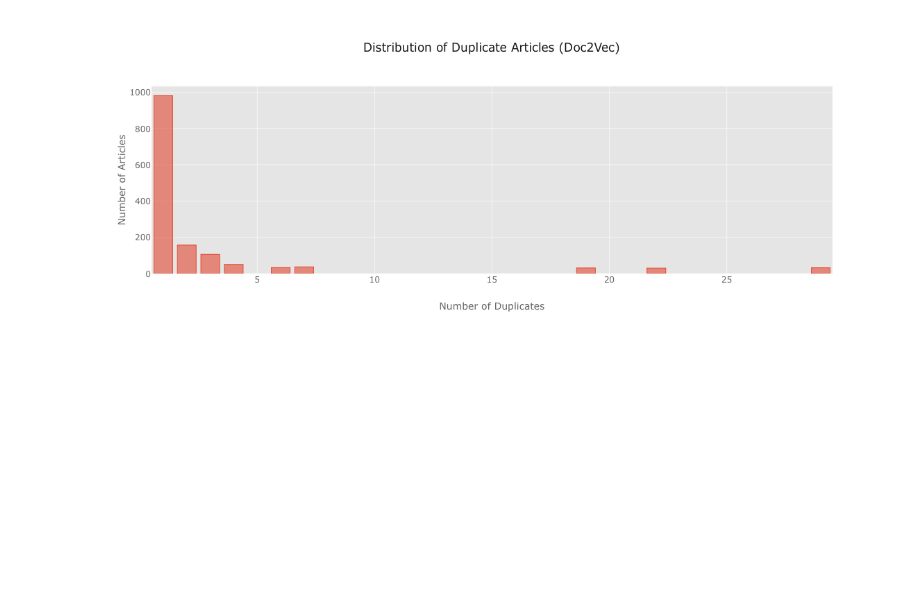
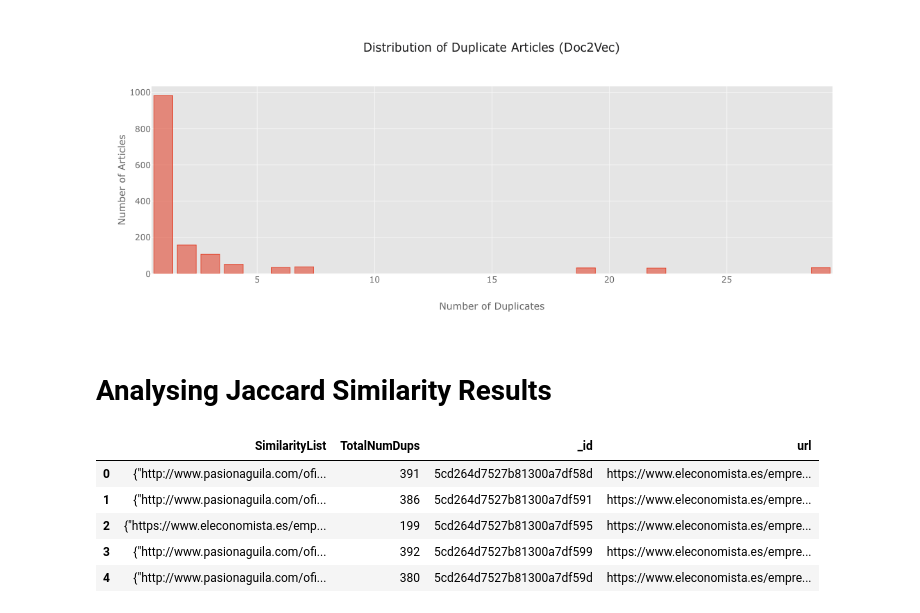
Before and after one commit to tanussingh/Big-Data-Management-Analytics-Project, a Jupyter notebook: Analysis/data_analysis.ipynb, the cells around one changed output. Saved outputs shown, nothing was run; the diff lists cells and outputs as text; code cells hidden in the pictures; blank space fills up the shorter version.

```diff
--- a/Analysis/data_analysis.ipynb
+++ b/Analysis/data_analysis.ipynb
@@ -105,3 +127,18 @@ Name: d2v_dup_count, dtype: int64
 duplicate_stats.iplot(kind='bar', xTitle="Number of Duplicates", yTitle="Number of Articles",title="Distribution of Duplicate Articles (Doc2Vec)")
 # %% [output]
 [figure]
+# %% [markdown]
+# Analysing Jaccard Similarity Results
+# %%
+jac_collection_name = 'jacc_sim_calculated'
+jac_data = db[jac_collection_name]
+# %%
+jac_df = pd.DataFrame([article for article in jac_data.find()])
+jac_df.head()
+# %% [output]
+|  | SimilarityList | TotalNumDups | _id | url |
+| 0 | {"http://www.pasionaguila.com/ofi... | 391 | 5cd264d7527b81300a7df58d | https://www.eleconomista.es/empre... |
+| 1 | {"http://www.pasionaguila.com/ofi... | 386 | 5cd264d7527b81300a7df591 | https://www.eleconomista.es/empre... |
+| 2 | {"https://www.eleconomista.es/emp... | 199 | 5cd264d7527b81300a7df595 | https://www.eleconomista.es/empre... |
+| 3 | {"http://www.pasionaguila.com/ofi... | 392 | 5cd264d7527b81300a7df599 | https://www.eleconomista.es/empre... |
+| 4 | {"http://www.pasionaguila.com/ofi... | 380 | 5cd264d7527b81300a7df59d | https://www.eleconomista.es/empre... |
```
Also changed, not shown: parts of 6 cells of this notebook.
